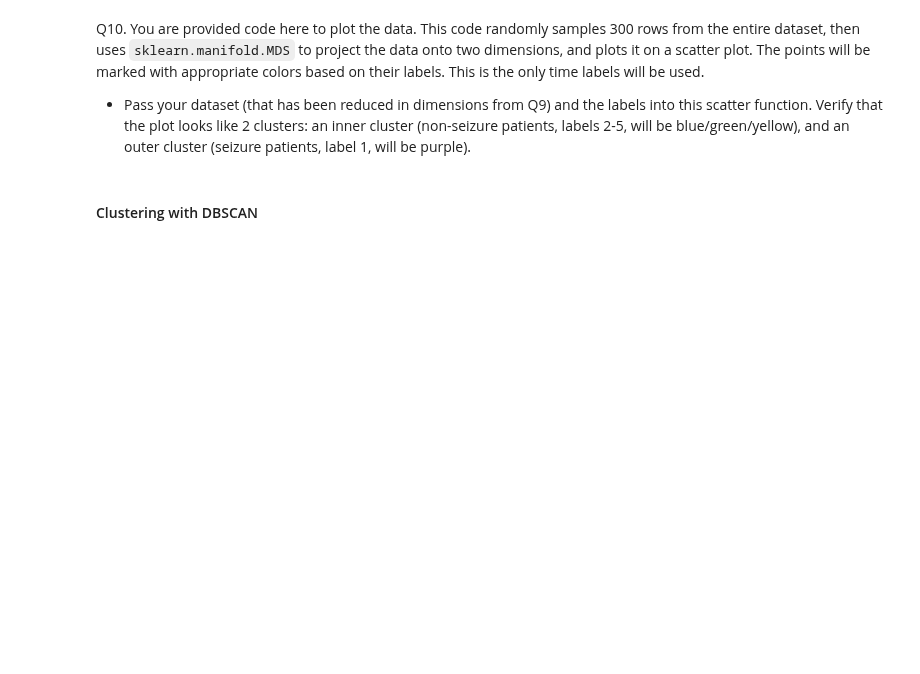
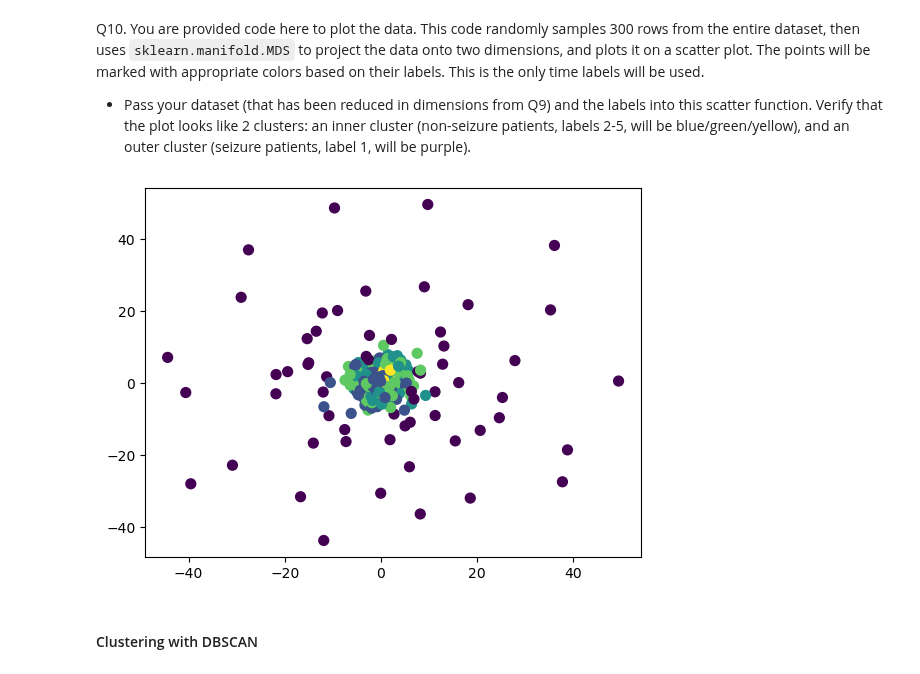
Before and after one commit to aJimenez19037/CS363M-HW, a Jupyter notebook: HW5/HW5 - Clustering.ipynb, the cells around one changed output. Drawn from its saved outputs; the diff is of its cells as text; code cells hidden in the pictures; blank space fills up the shorter version.

```diff
--- a/HW5/HW5 - Clustering.ipynb
+++ b/HW5/HW5 - Clustering.ipynb
@@ -262,19 +262,22 @@ Q10. You are provided code here to plot the data. This code randomly samples 300
 # %%
 # do not change this plotting function!
 def scatter(data, labels, numPoints = 300):
 
     numEntries = data.shape[0]
     start = random.randint(0, numEntries - numPoints)
     end = start + numPoints
     data = data.iloc[start:end, :]
     labels = labels.iloc[start:end]
 
     mds = MDS(n_components=2)
     mds_data = mds.fit_transform(data)
     plt.scatter(mds_data[:, 0], mds_data[:, 1], c=labels, s=50)
     plt.show()
 
 # your code goes here
+scatter(data, pd.Series(labels))
+# %% [output]
+[figure, added]
 # %% [markdown]
 #### Clustering with DBSCAN
 # %% [markdown]
```
Also changed, not shown: parts of 4 cells of this notebook.
